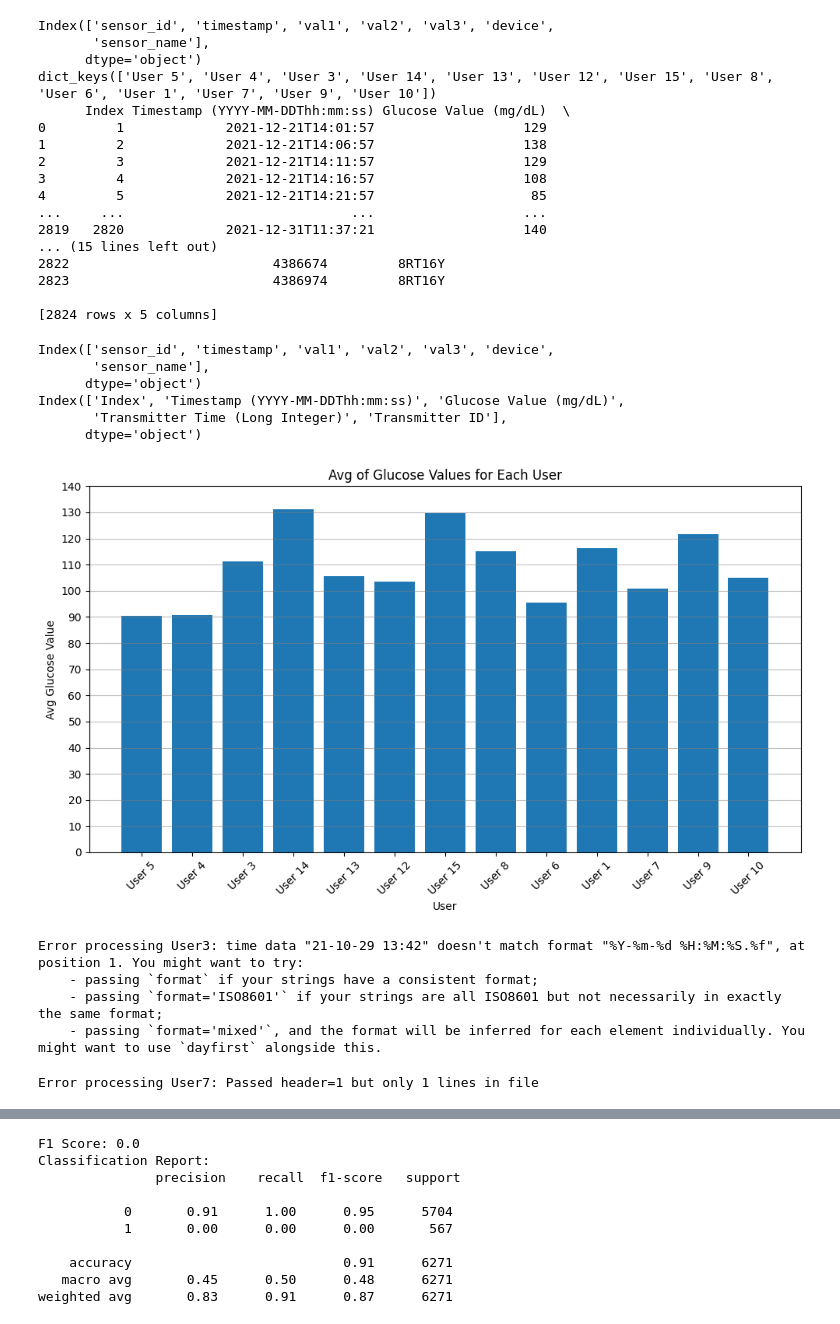
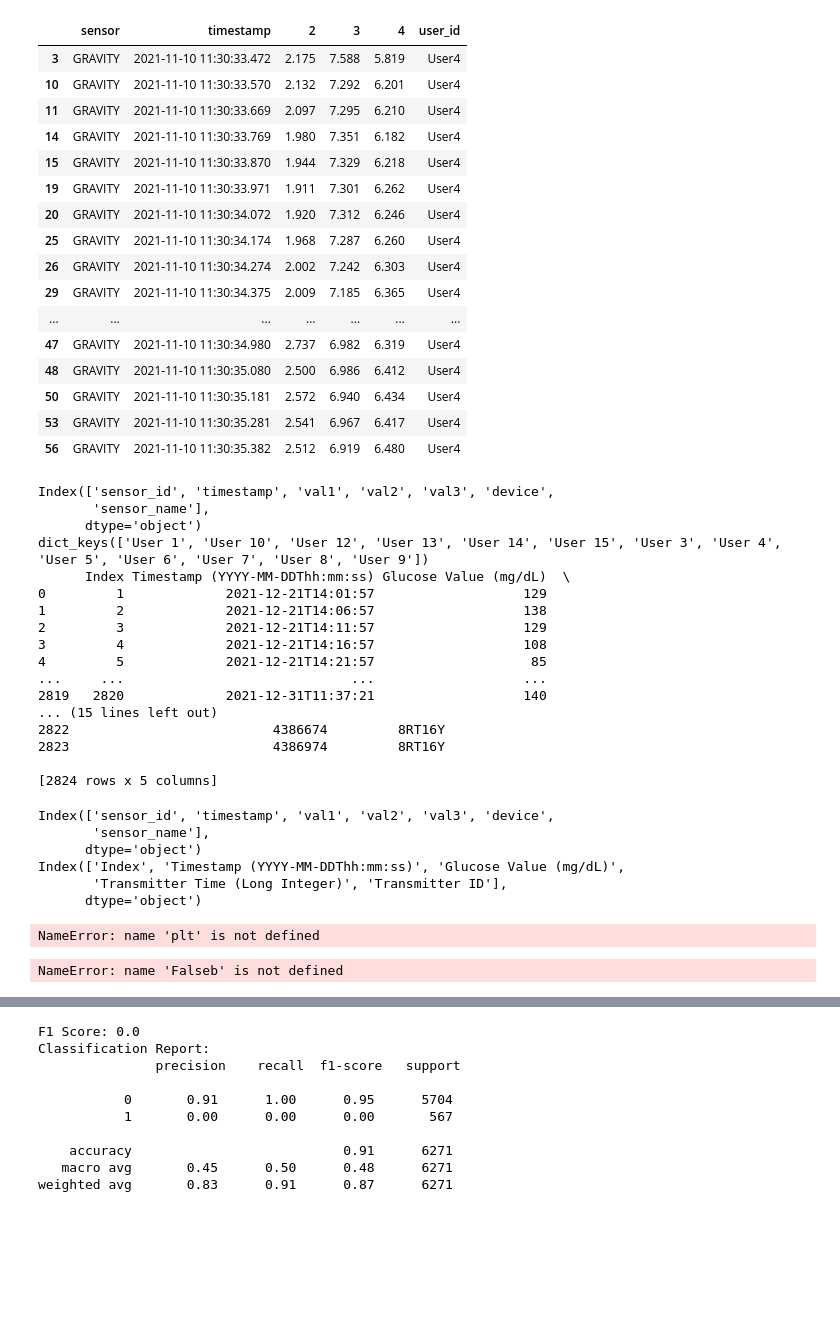
Before and after one commit to willsonr8/CAP4770-Project, a Jupyter notebook: Notebook.ipynb, the cells around one changed output, grey strips where cells are left out. Cells and saved outputs as stored; diff of their text form; code cells hidden in the pictures; blank space fills up the shorter version.

Commit message:
Clean sensor data handling

```diff
--- a/Notebook.ipynb
+++ b/Notebook.ipynb
@@ -14,2 +14,4 @@ Matplotlib is building the font cache; this may take a moment.
 # %%
 # Preprocessing
+# %%
+patient_folder = Path(r"E:/Downloads/25939312/46724347_Glucdict Dataset/Glucdict Dataset/")
@@ -15,0 +90,2 @@ Matplotlib is building the font cache; this may take a moment.
+# %%
+user1_sensors = load_user_sensor_data('User4')
@@ -15,0 +104,20 @@ Matplotlib is building the font cache; this may take a moment.
+# %%
+user1_sensors.loc[user1_sensors['sensor']=='GRAVITY'].head(20)
+# %% [output]
+|  | sensor | timestamp | 2 | 3 | 4 | user_id |
+| 3 | GRAVITY | 2021-11-10 11:30:33.472 | 2.175 | 7.588 | 5.819 | User4 |
+| 10 | GRAVITY | 2021-11-10 11:30:33.570 | 2.132 | 7.292 | 6.201 | User4 |
+| 11 | GRAVITY | 2021-11-10 11:30:33.669 | 2.097 | 7.295 | 6.210 | User4 |
+| 14 | GRAVITY | 2021-11-10 11:30:33.769 | 1.980 | 7.351 | 6.182 | User4 |
+| 15 | GRAVITY | 2021-11-10 11:30:33.870 | 1.944 | 7.329 | 6.218 | User4 |
+| 19 | GRAVITY | 2021-11-10 11:30:33.971 | 1.911 | 7.301 | 6.262 | User4 |
+| 20 | GRAVITY | 2021-11-10 11:30:34.072 | 1.920 | 7.312 | 6.246 | User4 |
+| 25 | GRAVITY | 2021-11-10 11:30:34.174 | 1.968 | 7.287 | 6.260 | User4 |
+| 26 | GRAVITY | 2021-11-10 11:30:34.274 | 2.002 | 7.242 | 6.303 | User4 |
+| 29 | GRAVITY | 2021-11-10 11:30:34.375 | 2.009 | 7.185 | 6.365 | User4 |
+| ... | ... | ... | ... | ... | ... | ... |
+| 47 | GRAVITY | 2021-11-10 11:30:34.980 | 2.737 | 6.982 | 6.319 | User4 |
+| 48 | GRAVITY | 2021-11-10 11:30:35.080 | 2.500 | 6.986 | 6.412 | User4 |
+| 50 | GRAVITY | 2021-11-10 11:30:35.181 | 2.572 | 6.940 | 6.434 | User4 |
+| 53 | GRAVITY | 2021-11-10 11:30:35.281 | 2.541 | 6.967 | 6.417 | User4 |
+| 56 | GRAVITY | 2021-11-10 11:30:35.382 | 2.512 | 6.919 | 6.480 | User4 |
@@ -105,7 +229,7 @@ print(patient_dfs['User 10']['Glucose Data'])
 Index(['sensor_id', 'timestamp', 'val1', 'val2', 'val3', 'device',
        'sensor_name'],
       dtype='object')
-dict_keys(['User 5', 'User 4', 'User 3', 'User 14', 'User 13', 'User 12', 'User 15', 'User 8', 'User 6', 'User 1', 'User 7', 'User 9', 'User 10'])
+dict_keys(['User 1', 'User 10', 'User 12', 'User 13', 'User 14', 'User 15', 'User 3', 'User 4', 'User 5', 'User 6', 'User 7', 'User 8', 'User 9'])
       Index Timestamp (YYYY-MM-DDThh:mm:ss) Glucose Value (mg/dL)  \
 0         1             2021-12-21T14:01:57                   129
 1         2             2021-12-21T14:06:57                   138
@@ -163,14 +287,14 @@ plt.yticks(range(0, 141, 10))
 plt.tight_layout()
 plt.show()
 # %% [output]
-[figure, removed]
+NameError: name 'plt' is not defined
 # %%
 # Different Approach
 import pandas as pd
 import os
 import glob
 
-user_dirs = [f for f in os.listdir('Datasets/glucdict-1/Glucdict Dataset/') if 'User' in f]
+user_dirs = [f for f in os.listdir(patient_folder) if 'User' in f]
 
 glucose_column_names = ["index", "timestamp", "glucose", "transmitter", "transmitter_id"]
 phone_sensor_column_names = ["phone_sensor_id", "timestamp", "phone_value1", "phone_value2", "phone_value3"]
@@ -179,9 +303,9 @@ phone_activity_column_names = ['activity_id', 'activity_name', 'timestamp', 'end
 
 # Load the glucose stats for the user
 def load_glucose(user_path):
-    path = f"Datasets/glucdict-1/Glucdict Dataset/{user_path}/Glucose/"
+    path = str(patient_folder) + '\\' + user_path + "\\Glucose\\"
     file = os.listdir(path)[0]
-    df = pd.read_csv(path+file, names=glucose_column_names, header=1)
+    df = pd.read_csv(path+file, names=glucose_column_names, header=1, low_memory=False)
     df = df[["timestamp", "glucose"]]
     df['timestamp'] = pd.to_datetime(df['timestamp'])
     df = df.set_index("timestamp")
@@ -189,7 +313,7 @@ def load_glucose(user_path):
 
 # Load the phone sensor data for the user
 def load_phone_sensor_data(user_path):
-    path = f"Datasets/glucdict-1/Glucdict Dataset/{user_path}/Phone/Sensors/"
+    path = str(patient_folder) + '\\' + user_path + "\\Phone\\Sensors\\"
     try:
         if any("SensorReader.csv" in f for f in os.listdir(path)):
             if user_path == 'User1':
@@ -197,8 +321,8 @@ def load_phone_sensor_data(user_path):
             else:
                 sensor_file = f"{user_path}_SensorReader.csv"
 
-            path = f"Datasets/glucdict-1/Glucdict Dataset/{user_path}/Phone/Sensors/{sensor_file}"
-            df = pd.read_csv(path, names=phone_sensor_column_names, header=1)
+            path = str(patient_folder) + '\\' + user_path + f"\\{user_path}\\Phone\\Sensors\\{sensor_file}"
+            df = pd.read_csv(path, names=phone_sensor_column_names, header=1, low_memory=False)
             df['timestamp'] = pd.to_datetime(df['timestamp'])
             df = df.set_index("timestamp")
             return df
@@ -206,7 +330,7 @@ def load_phone_sensor_data(user_path):
             csvs = glob.glob(os.path.join(path, "*.csv"))
             frames = []
             for file in csvs:
-                df = pd.read_csv(file, names=phone_sensor_column_names, header=1)
+                df = pd.read_csv(file, names=phone_sensor_column_names, header=1, low_memory=False)
                 df['timestamp'] = pd.to_datetime(df['timestamp'])
                 df = df.set_index("timestamp")
                 frames.append(df)
@@ -224,8 +348,8 @@ def load_watch_sensor_data(user_path):
             sensor_file = 'SensorReader.csv'
         else:
             sensor_file = f"{user_path}_SensorReader.csv"
-        path = f"Datasets/glucdict-1/Glucdict Dataset/{user_path}/Watch/{sensor_file}"
-        df = pd.read_csv(path, names=watch_sensor_column_names, header=1)
+        path = str(patient_folder) + user_path + f"\\Watch\\{sensor_file}"
+        df = pd.read_csv(path, names=watch_sensor_column_names, header=1, low_memory=False)
         df['timestamp'] = pd.to_datetime(df['timestamp'])
         df = df.set_index("timestamp")
         return df
@@ -238,15 +362,15 @@ def load_watch_sensor_data(user_path):
 # Load phone activity for the user
 def load_phone_activity_data(user_path):
     try:
-        path = f"Datasets/glucdict-1/Glucdict Dataset/{user_path}/Phone/Activities/"
+        path = str(patient_folder) + '\\' + user_path + r"\\{user_path}\\Phone\\Activities\\"
         if any("Activities.csv" in f for f in os.listdir(path)):
             if user_path == 'User1':
                 activities_file = 'Activities.csv'
             else:
                 activities_file = f"{user_path}_Activities.csv"
 
-            path = f"Datasets/glucdict-1/Glucdict Dataset/{user_path}/Phone/Activities/{activities_file}"
-            df = pd.read_csv(path, names=phone_activity_column_names, header=1)
+            path = str(patient_folder) + '\\' + user_path + f"\\{user_path}\\Phone\\Activities\\{activities_file}"
+            df = pd.read_csv(path, names=phone_activity_column_names, header=1, low_memory=False)
             df['timestamp'] = pd.to_datetime(df['timestamp'])
             df = df.set_index("timestamp")
             return df
@@ -254,7 +378,7 @@ def load_phone_activity_data(user_path):
             csvs = glob.glob(os.path.join(path, "*.csv"))
             frames = []
             for file in csvs:
-                df = pd.read_csv(file, names=phone_activity_column_names, header=1)
+                df = pd.read_csv(file, names=phone_activity_column_names, header=1, low_memory=False)
                 df['timestamp'] = pd.to_datetime(df['timestamp'])
                 df = df.set_index("timestamp")
                 frames.append(df)
@@ -303,23 +427,7 @@ def collect_user(user_path):
     combined = glucose_resampled.join([phone_resampled, watch_resampled, activity_resampled])
     combined["user"] = user_path  # tag the user
     return combined.reset_index()
-
-
-
-all_users = []
-
-# Loop through each user and collect all the data
-for user in user_dirs:
-    try:
-        df = collect_user(user)
-        all_users.append(df)
-    except Exception as e:
-        print(f"Error processing {user}: {e}")
-
-final_df = pd.concat(all_users, ignore_index=True)
-# %% [output]
-Error processing User3: time data "21-10-29 13:42" doesn't match format "%Y-%m-%d %H:%M:%S.%f", at position 1. You might want to try:
-    - passing `format` if your strings have a consistent format;
-    - passing `format='ISO8601'` if your strings are all ISO8601 but not necessarily in exactly the same format;
-    - passing `format='mixed'`, and the format will be inferred for each element individually. You might want to use `dayfirst` alongside this.
-Error processing User7: Passed header=1 but only 1 lines in file
+# %%
+load_glucose(user_path)
+# %% [output]
+NameError: name 'Falseb' is not defined
```
Also changed, not shown: parts of 9 cells of this notebook, 1 other file.
